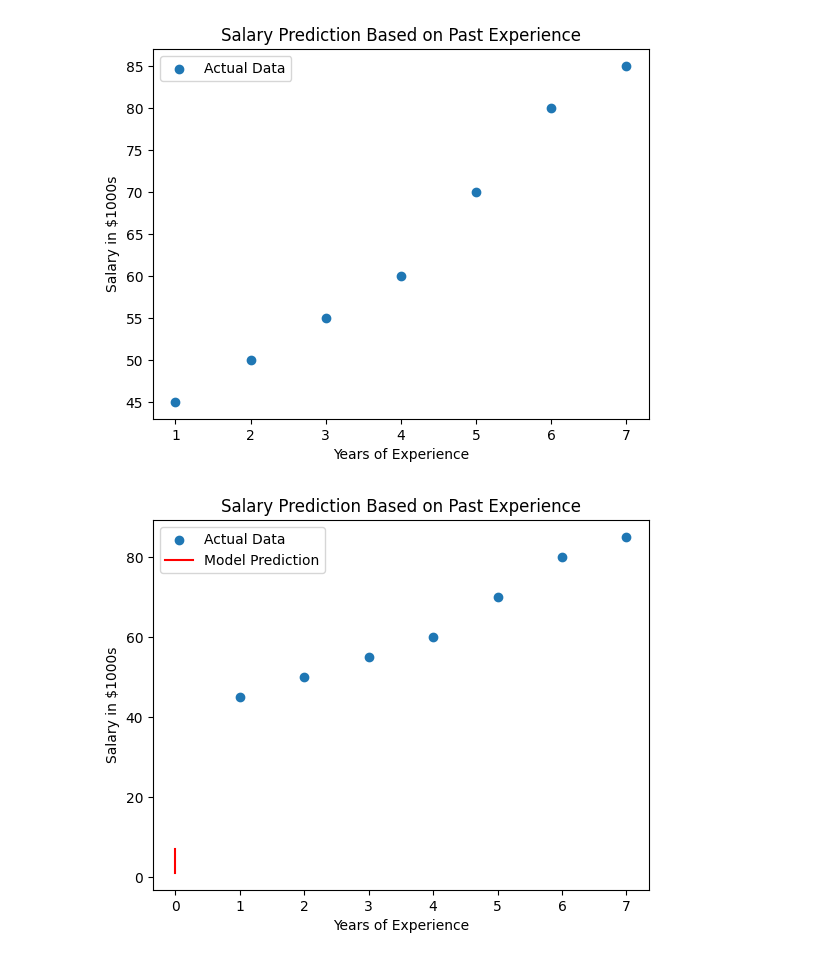
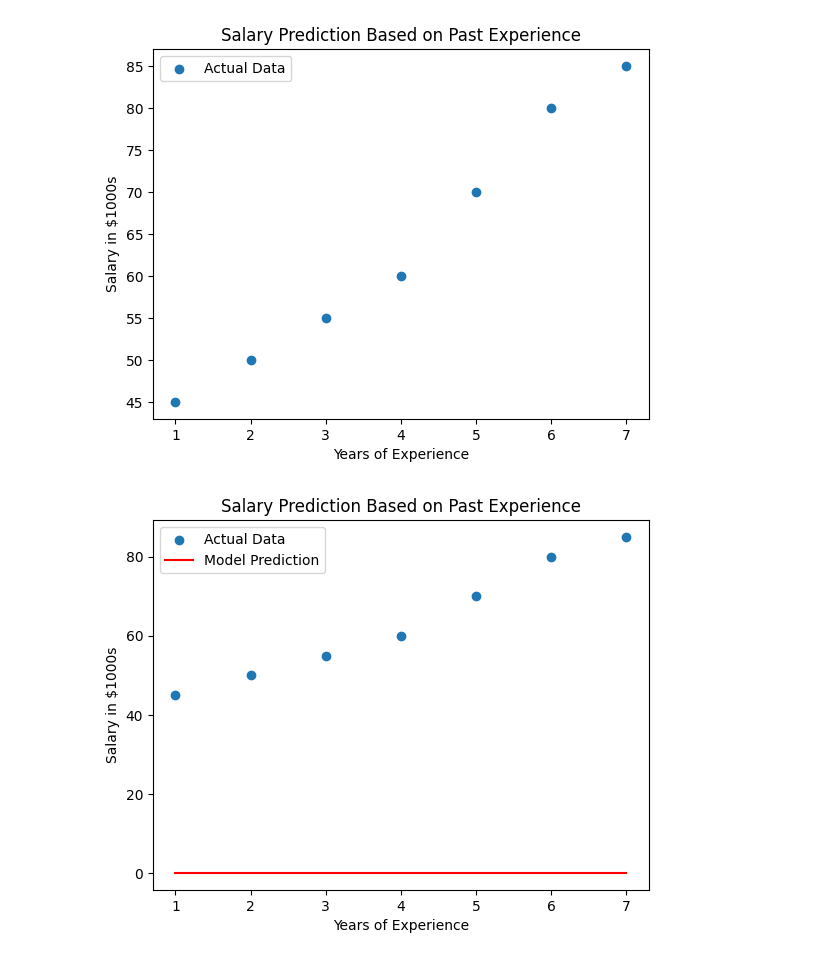
Before and after one commit to Maria-Farooq534/Machine_Learning, a Jupyter notebook: supervised_learning/Linear_regression/linear_regression_1_need_to_optimize.ipynb, the cells around one changed output. Saved outputs shown, nothing was run; the diff lists cells and outputs as text; code cells hidden in the pictures.

```diff
--- a/supervised_learning/Linear_regression/linear_regression_1_need_to_optimize.ipynb
+++ b/supervised_learning/Linear_regression/linear_regression_1_need_to_optimize.ipynb
@@ -75,19 +75,19 @@ def predict_output(x , w, b):
     m = x.shape[0]
     f_wb = np.zeros(m)
     for i in range(m):
-        f_wb[i] = w * x[i] + b
+        f_wb[i] = w * x[i,0] + b
     return f_wb
 # %%
 predicted_output = predict_output(X_train , w , b)
 plt.scatter(X_train , Y_train, label = 'Actual Data')
-plt.plot(predicted_output, X_train, label= "Model Prediction", c= 'r')
+plt.plot(X_train, predicted_output, label= "Model Prediction", c= 'r')
 plt.title("Salary Prediction Based on Past Experience")
 plt.xlabel("Years of Experience")
 plt.ylabel("Salary in $1000s")
 plt.legend()
 plt.show()
 # %% [output]
-[figure, old version]
+[figure, new version]
 # %%
 # Step 7 : Compute cost function
 
```
Also changed, not shown: parts of 8 cells of this notebook.
